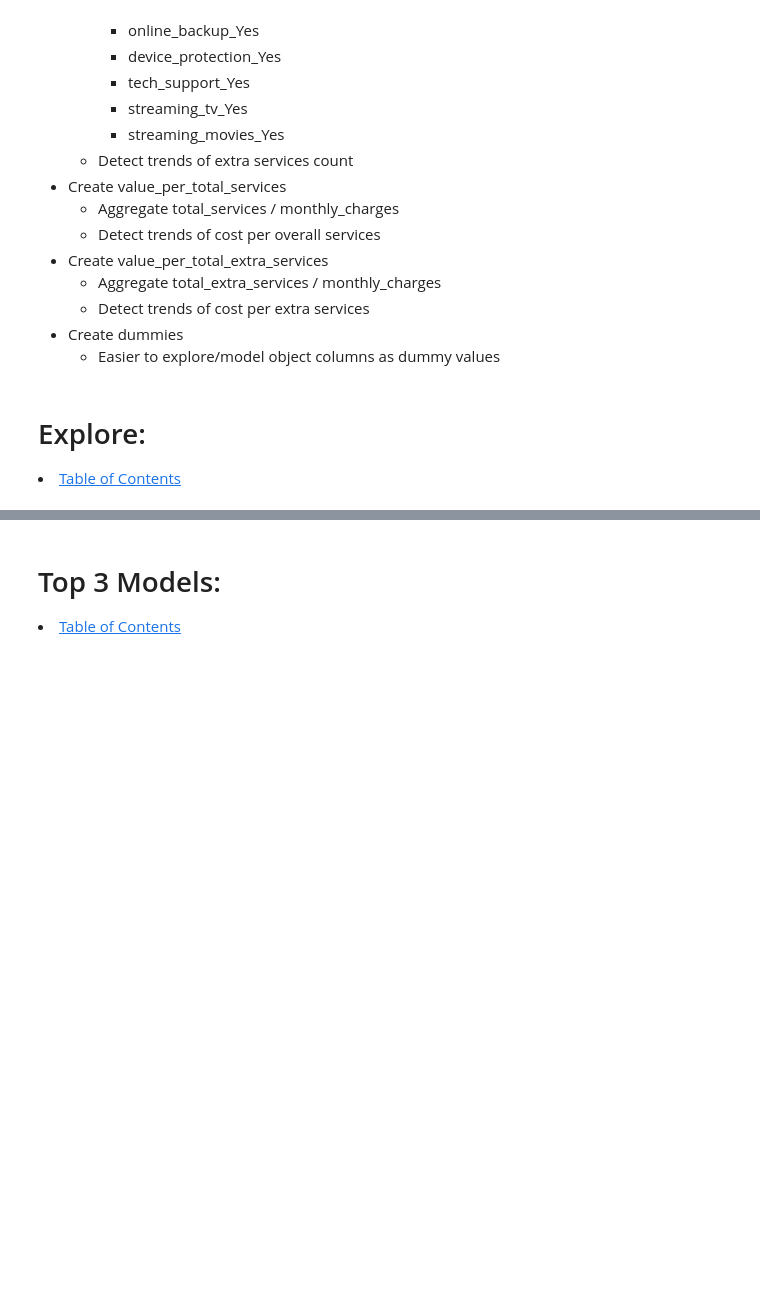
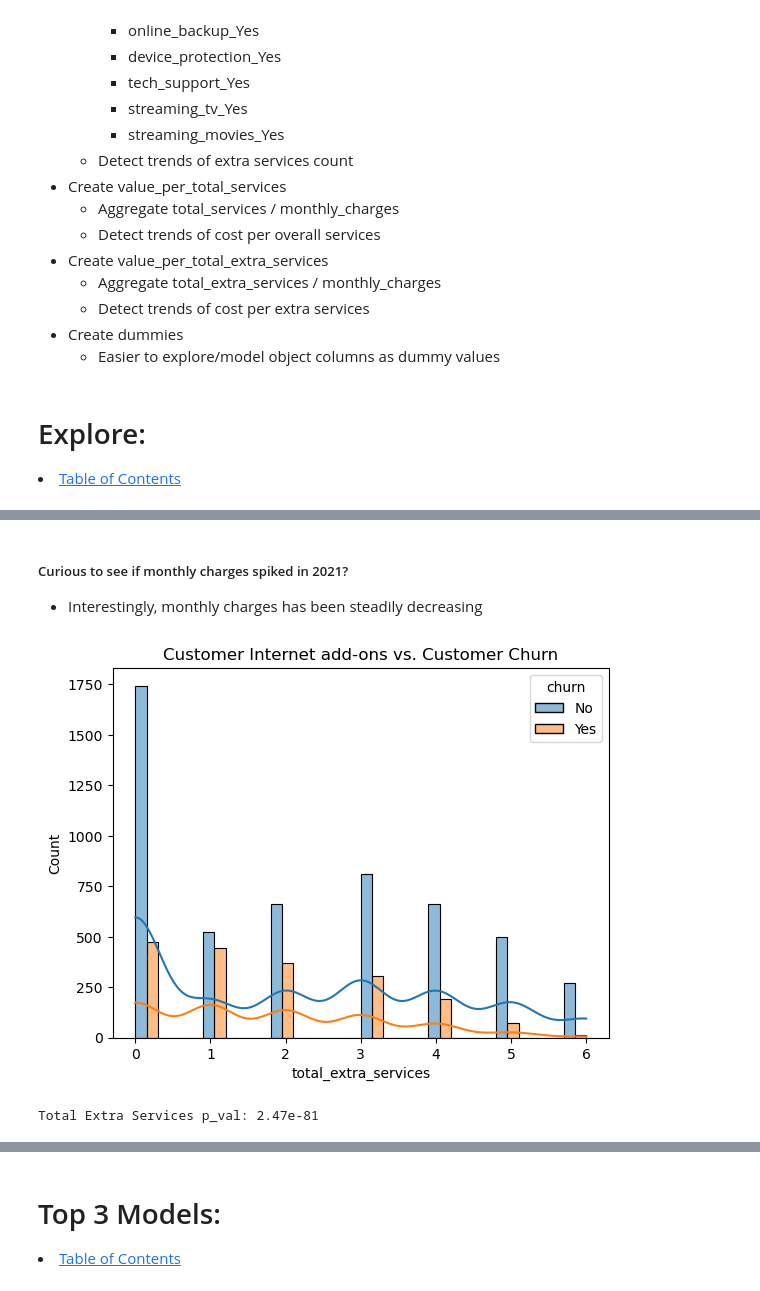
Before and after one commit to Jared-Wood135/telco_project, a Jupyter notebook: final_report.ipynb, the cells around one changed output, grey strips where cells are left out. Saved outputs shown, nothing was run; the diff lists cells and outputs as text; code cells hidden in the pictures; blank space fills up the shorter version.

```diff
--- a/final_report.ipynb
+++ b/final_report.ipynb
@@ -165,0 +161,10 @@ THEREFORE:
+# %% [markdown]
+##### Curious to see if monthly charges spiked in 2021?
+- Interestingly, monthly charges has been steadily decreasing
+# %%
+# Using the 'presentation.py' import...
+# Visualize 'total_extra_services' vs. 'churn'
+presentation.explore4()
+# %% [output]
+[figure, added]
+Total Extra Services p_val: 2.47e-81
```
Also changed, not shown: parts of 20 cells of this notebook, 5 other files.
